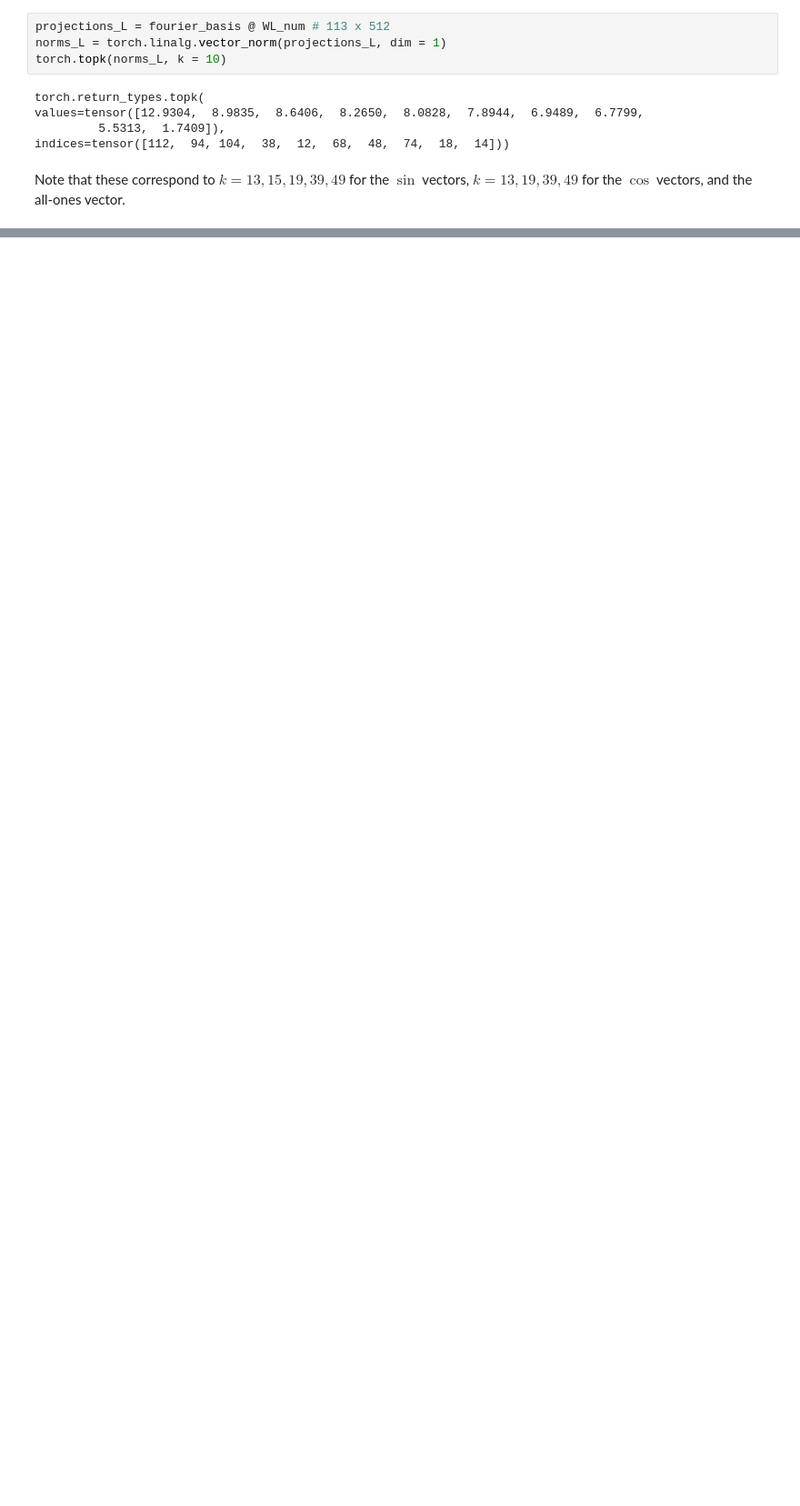
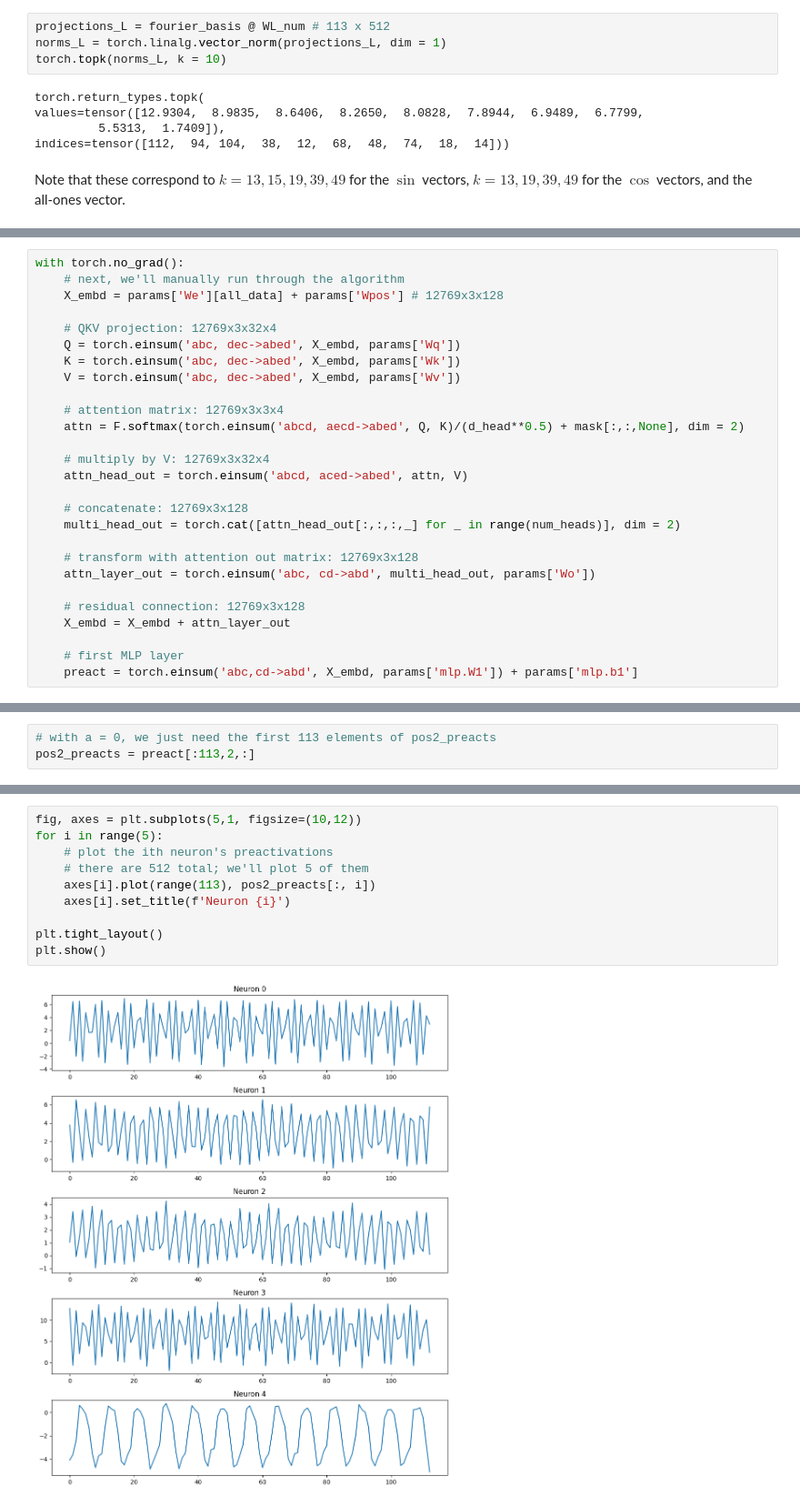
Before and after one commit to andrew-gong-wu/grokking-interp, a Jupyter notebook: analysis.ipynb, the cells around one changed output, grey strips where cells are left out. Shown at 91% size. Saved outputs shown, nothing was run; the diff lists cells and outputs as text; blank space fills up the shorter version.

```diff
--- a/analysis.ipynb
+++ b/analysis.ipynb
@@ -171,0 +210,27 @@ Note that these correspond to $k = 13, 15, 19, 39, 49$ for the $\sin$ vectors, $
+# %%
+with torch.no_grad():
+    # next, we'll manually run through the algorithm
+    X_embd = params['We'][all_data] + params['Wpos'] # 12769x3x128
+
+    # QKV projection: 12769x3x32x4
+    Q = torch.einsum('abc, dec->abed', X_embd, params['Wq'])
+    K = torch.einsum('abc, dec->abed', X_embd, params['Wk'])
+    V = torch.einsum('abc, dec->abed', X_embd, params['Wv'])
+
+    # attention matrix: 12769x3x3x4
+    attn = F.softmax(torch.einsum('abcd, aecd->abed', Q, K)/(d_head**0.5) + mask[:,:,None], dim = 2)
+
+    # multiply by V: 12769x3x32x4
+    attn_head_out = torch.einsum('abcd, aced->abed', attn, V)
+
+    # concatenate: 12769x3x128
+    multi_head_out = torch.cat([attn_head_out[:,:,:,_] for _ in range(num_heads)], dim = 2)
+
+    # transform with attention out matrix: 12769x3x128
+    attn_layer_out = torch.einsum('abc, cd->abd', multi_head_out, params['Wo'])
+
+    # residual connection: 12769x3x128
+    X_embd = X_embd + attn_layer_out
+
+    # first MLP layer
+    preact = torch.einsum('abc,cd->abd', X_embd, params['mlp.W1']) + params['mlp.b1']
@@ -171,0 +239,3 @@ Note that these correspond to $k = 13, 15, 19, 39, 49$ for the $\sin$ vectors, $
+# %%
+# with a = 0, we just need the first 113 elements of pos2_preacts
+pos2_preacts = preact[:113,2,:]
@@ -171,0 +244,12 @@ Note that these correspond to $k = 13, 15, 19, 39, 49$ for the $\sin$ vectors, $
+# %%
+fig, axes = plt.subplots(5,1, figsize=(10,12))
+for i in range(5):
+    # plot the ith neuron's preactivations
+    # there are 512 total; we'll plot 5 of them
+    axes[i].plot(range(113), pos2_preacts[:, i])
+    axes[i].set_title(f'Neuron {i}')
+
+plt.tight_layout()
+plt.show()
+# %% [output]
+[figure, added]
```
Also changed, not shown: parts of 25 cells of this notebook, 2 other files.
